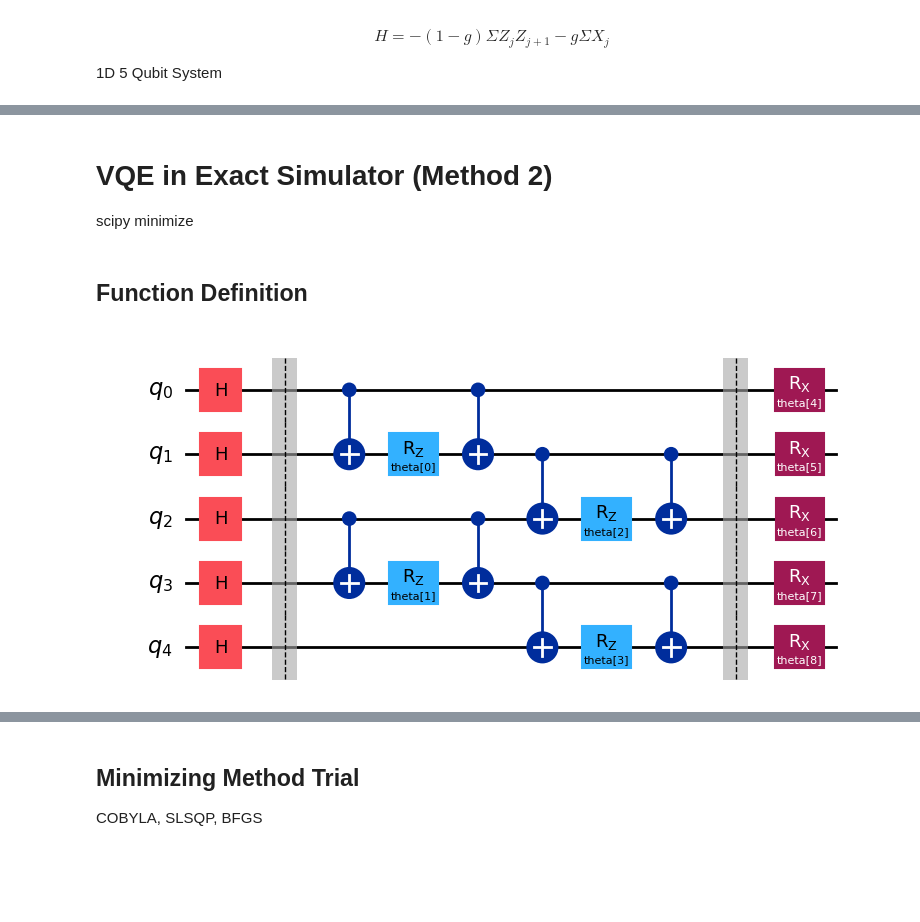
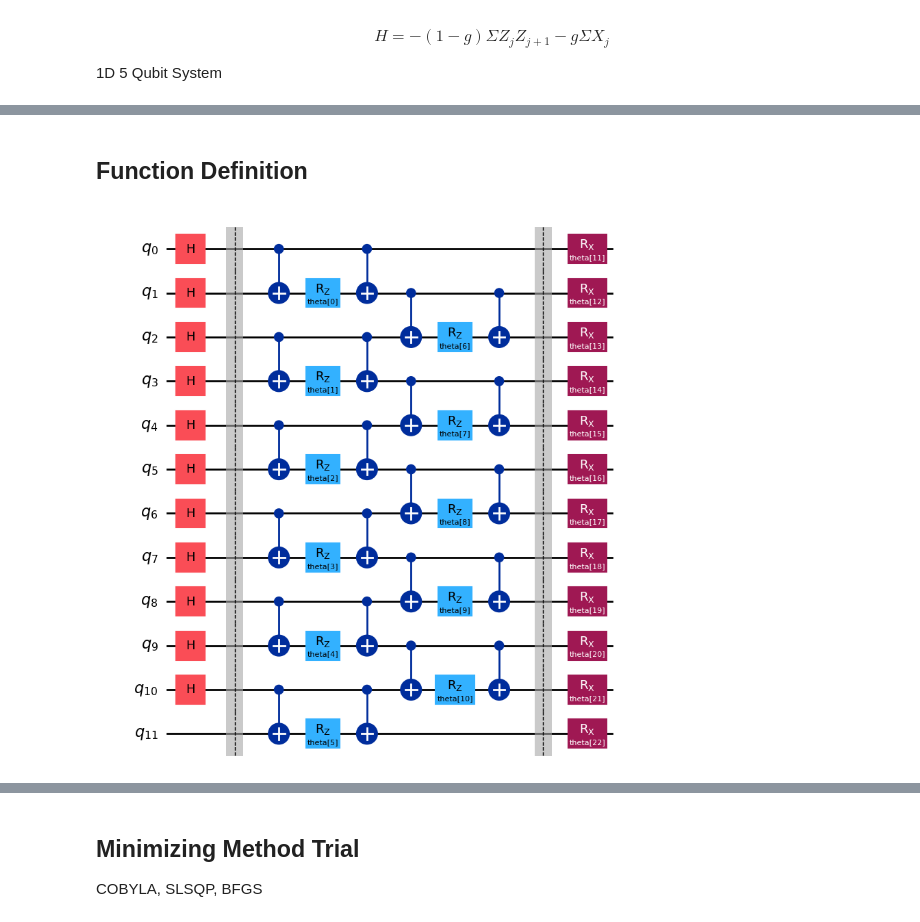
Before and after one commit to BrainConnection/Quantum_Algorithm, a Jupyter notebook: 6. 20Q TFIM VQE.ipynb, the cells around one changed output, grey strips where cells are left out. Drawn from its saved outputs; the diff is of its cells as text; code cells hidden in the pictures; blank space fills up the shorter version.

```diff
--- a/6. 20Q TFIM VQE.ipynb
+++ b/6. 20Q TFIM VQE.ipynb
@@ -176,7 +81,3 @@ plt.draw()
-# %% [markdown]
-# VQE in Exact Simulator (Method 2)
-
-scipy minimize
 # %% [markdown]
 ## Function Definition
 # %%
@@ -201,34 +107,63 @@ hamiltonian = SparsePauliOp.from_list(hamiltonian_list)
 # %%
 # Ansatz
 
-ansatz = QuantumCircuit(5)
-params = ParameterVector("theta", length=9)
+ansatz = QuantumCircuit(12)
+params = ParameterVector("theta", length=23)
 it = iter(params)
-ansatz.h(range(0,5))
+ansatz.h(range(0,11))
 
 ansatz.barrier()
 
 ansatz.cx(0, 1)
 ansatz.cx(2, 3)
+ansatz.cx(4, 5)
+ansatz.cx(6, 7)
+ansatz.cx(8, 9)
+ansatz.cx(10, 11)
 ansatz.rz(next(it), 1)
 ansatz.rz(next(it), 3)
+ansatz.rz(next(it), 5)
+ansatz.rz(next(it), 7)
+ansatz.rz(next(it), 9)
+ansatz.rz(next(it), 11)
 ansatz.cx(0, 1)
 ansatz.cx(2, 3)
+ansatz.cx(4, 5)
+ansatz.cx(6, 7)
+ansatz.cx(8, 9)
+ansatz.cx(10, 11)
+
 ansatz.cx(1, 2)
 ansatz.cx(3, 4)
+ansatz.cx(5, 6)
+ansatz.cx(7, 8)
+ansatz.cx(9, 10)
 ansatz.rz(next(it), 2)
 ansatz.rz(next(it), 4)
+ansatz.rz(next(it), 6)
+ansatz.rz(next(it), 8)
+ansatz.rz(next(it), 10)
 ansatz.cx(1, 2)
 ansatz.cx(3, 4)
+ansatz.cx(5, 6)
+ansatz.cx(7, 8)
+ansatz.cx(9, 10)
 
 ansatz.barrier()
 
 ansatz.rx(next(it), 0)
 ansatz.rx(next(it), 1)
 ansatz.rx(next(it), 2)
 ansatz.rx(next(it), 3)
 ansatz.rx(next(it), 4)
+ansatz.rx(next(it), 5)
+ansatz.rx(next(it), 6)
+ansatz.rx(next(it), 7)
+ansatz.rx(next(it), 8)
+ansatz.rx(next(it), 9)
+ansatz.rx(next(it), 10)
+ansatz.rx(next(it), 11)
 
 ansatz.draw("mpl")
 # %% [output]
-[figure, old version]
+[figure, new version]
```
Also changed, not shown: parts of 10 cells of this notebook.
